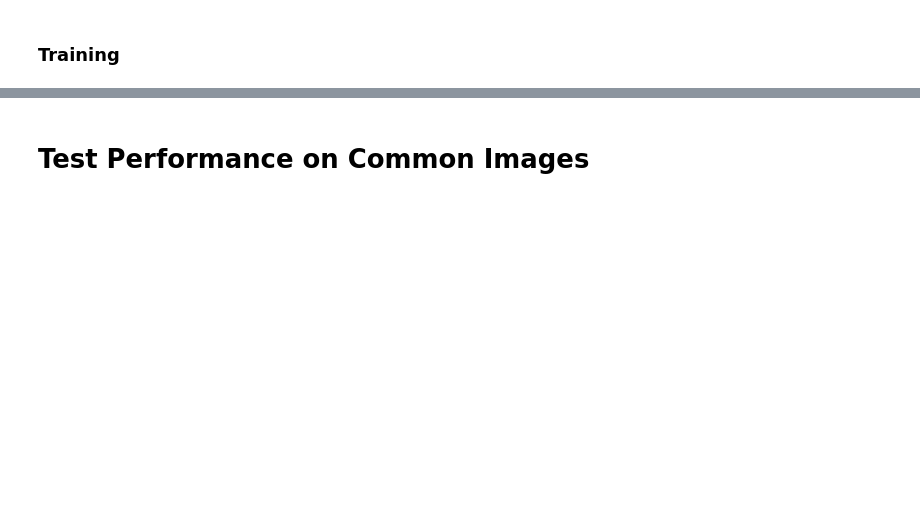
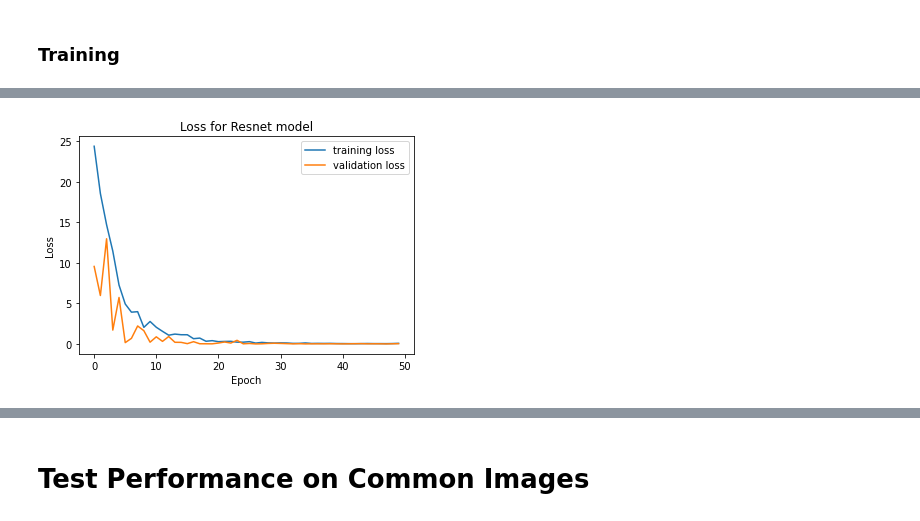
Before and after one commit to KenzaB27/segmentation-of-pelvic-bone, a Jupyter notebook: src/resnet.ipynb, the cells around one changed output, grey strips where cells are left out. Saved outputs shown, nothing was run; the diff lists cells and outputs as text; code cells hidden in the pictures; blank space fills up the shorter version.

```diff
--- a/src/resnet.ipynb
+++ b/src/resnet.ipynb
@@ -77,7 +75,7 @@ data.cmn_img_3c[42].shape
 # %% [output]
 (291, 512, 512, 3)
 # %%
-X_train, X_val, y_train, y_val = train_test_split(data.X_train_3C, data.y_train, test_size=0.15, random_state=42, stratify=data.y_train)
+X_train, X_val, y_train, y_val = train_test_split(data.X_train_3C, data.y_train, test_size=0.10, random_state=42, stratify=data.y_train)
 print(f"X train shape:{X_train.shape}, y train shape:{y_train.shape} ")
 print(f"X val shape:{X_val.shape}, y val shape:{y_val.shape} ")
 # %% [output]
@@ -91,7 +89,7 @@ x = tf.cast(input, tf.float32)
 x = tfk.applications.resnet_v2.preprocess_input(x)
 resnet_model = tfk.applications.ResNet50V2(weights="imagenet", include_top=False, pooling="max")
 resnet_output = resnet_model(x)
-hidden_layer = tfkl.Dense(256, activation='relu')(resnet_output)
+hidden_layer = tfkl.Dense(128, activation='relu')(resnet_output)
 hl_reg = tfkl.Dropout(0.2)(hidden_layer)
 output_layer = tf.keras.layers.Dense(1, activation='sigmoid')(hl_reg)
 model = tf.keras.models.Model(inputs=input, outputs=output_layer)
@@ -129,7 +127,7 @@ optimizer = tf.keras.optimizers.Adam(learning_rate=0.0001, decay=1e-3)
 model.compile(optimizer=optimizer, loss='binary_crossentropy',
               metrics=['acc'])
 # %%
-checkpoint_filepath = PATH + '/checkpoint/'
+checkpoint_filepath = PATH + '/checkpoint/resnet/'
 model_checkpoint_callback = tf.keras.callbacks.ModelCheckpoint(
     filepath=checkpoint_filepath,
     save_weights_only=True,
@@ -159,12 +158,14 @@ Epoch 16/50
 # %%
 plt.figure()
 plt.plot(history.history["loss"], label="training loss")
 plt.plot(history.history["val_loss"], label="validation loss")
-plt.title("Loss for Inception model")
+plt.title("Loss for Resnet model")
 plt.xlabel("Epoch")
 plt.ylabel("Loss")
 plt.legend()
 plt.show()
+# %% [output]
+[figure, added]
 # %%
 plt.figure()
 plt.plot(history.history["acc"], label="training accuracy")
```
Also changed, not shown: parts of 11 cells of this notebook.
